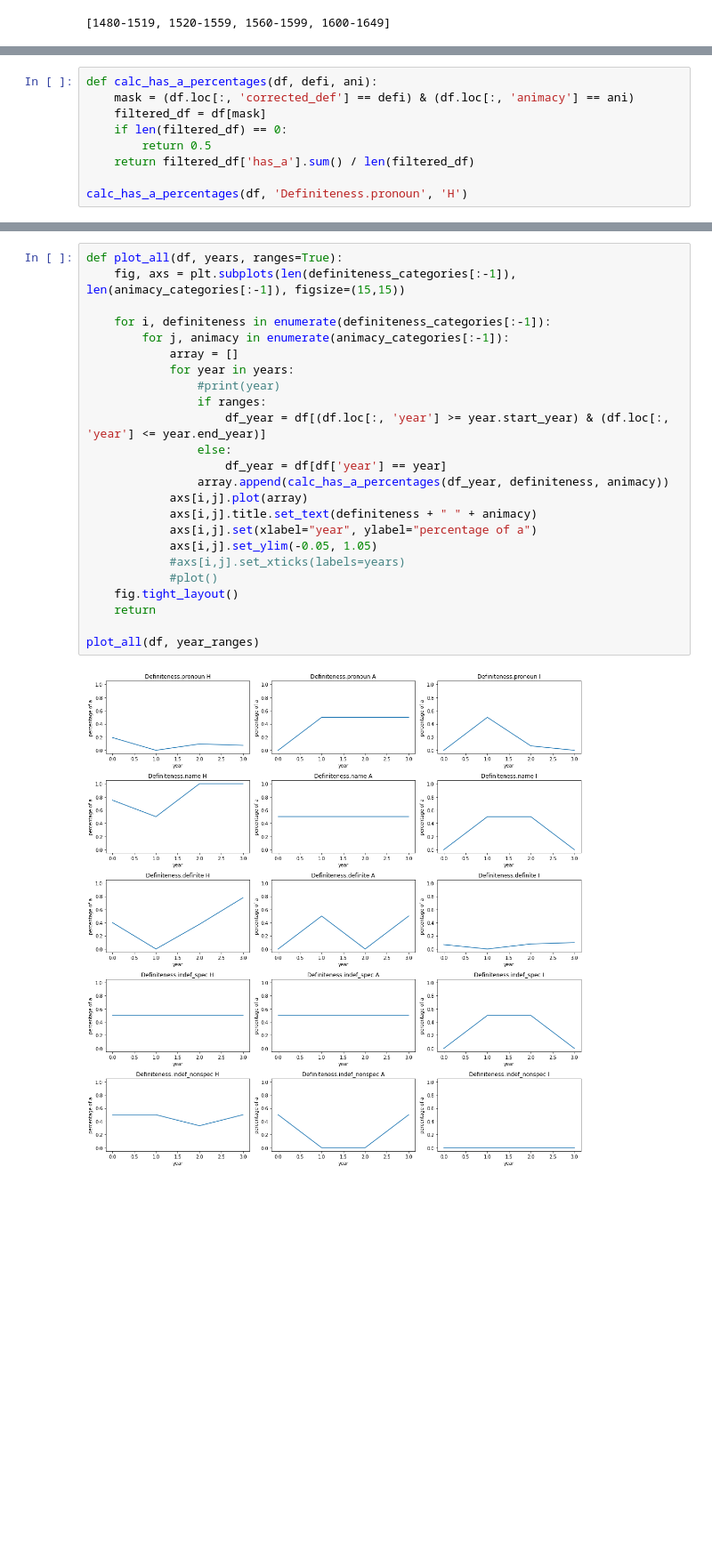
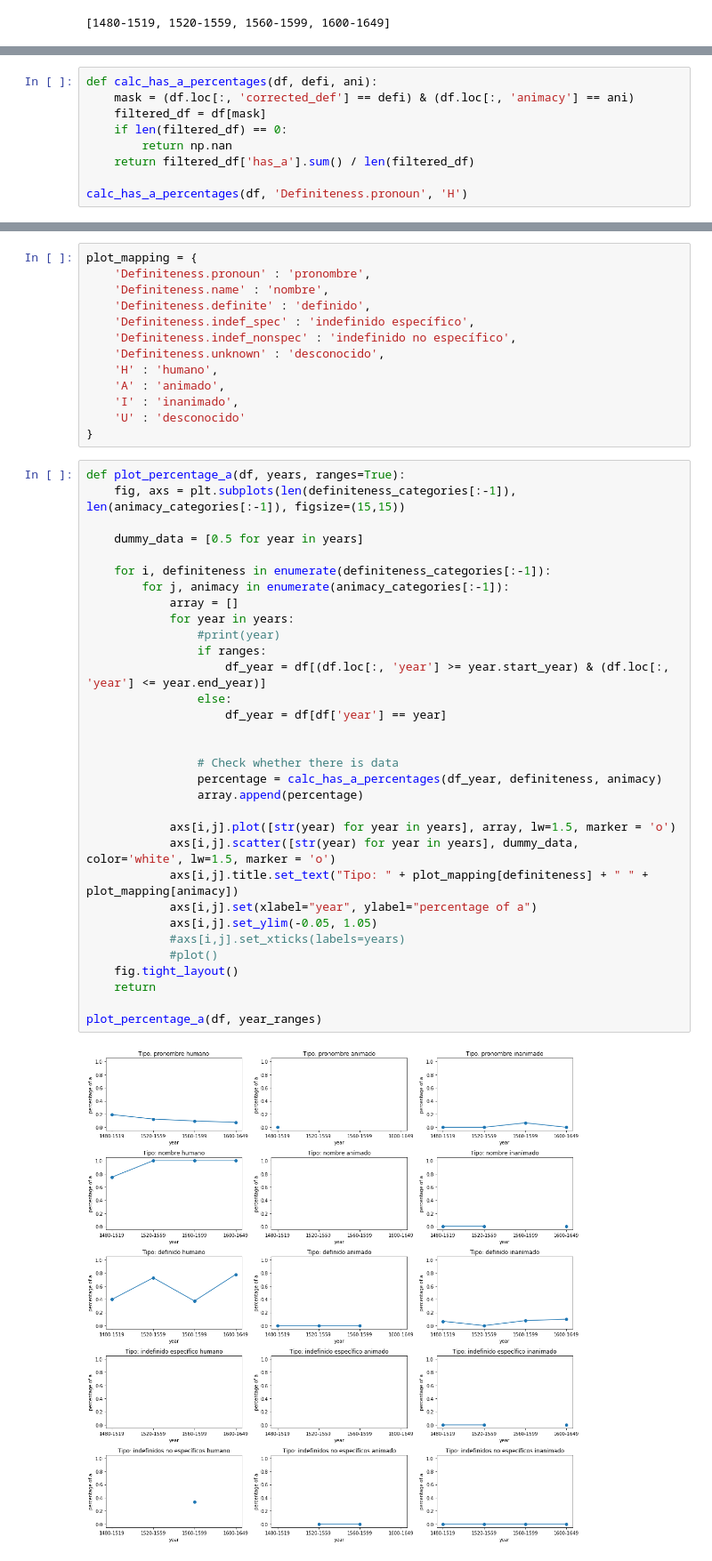
Before and after one commit to NienkeWessel/ThesisSpanish, a Jupyter notebook: ReadFiles.ipynb, the cells around one changed output, grey strips where cells are left out. Shown at 89% size. Drawn from its saved outputs; the diff is of its cells as text; blank space fills up the shorter version.

Commit message:
More plotting functionalities

```diff
--- a/ReadFiles.ipynb
+++ b/ReadFiles.ipynb
@@ -138,7 +142,7 @@ def calc_has_a_percentages(df, defi, ani):
     mask = (df.loc[:, 'corrected_def'] == defi) & (df.loc[:, 'animacy'] == ani)
     filtered_df = df[mask]
     if len(filtered_df) == 0:
-        return 0.5
+        return np.nan
     return filtered_df['has_a'].sum() / len(filtered_df)
 
 calc_has_a_percentages(df, 'Definiteness.pronoun', 'H')
@@ -147,26 +151,47 @@ calc_has_a_percentages(df, 'Definiteness.pronoun', 'H')
+# %%
+plot_mapping = {
+    'Definiteness.pronoun' : 'pronombre',
+    'Definiteness.name' : 'nombre',
+    'Definiteness.definite' : 'definido',
+    'Definiteness.indef_spec' : 'indefinido específico',
+    'Definiteness.indef_nonspec' : 'indefinido no específico',
+    'Definiteness.unknown' : 'desconocido',
+    'H' : 'humano',
+    'A' : 'animado',
+    'I' : 'inanimado',
+    'U' : 'desconocido'
+}
 # %%
-def plot_all(df, years, ranges=True):
+def plot_percentage_a(df, years, ranges=True):
     fig, axs = plt.subplots(len(definiteness_categories[:-1]), len(animacy_categories[:-1]), figsize=(15,15))
+
+    dummy_data = [0.5 for year in years]
 
     for i, definiteness in enumerate(definiteness_categories[:-1]):
         for j, animacy in enumerate(animacy_categories[:-1]):
             array = []
             for year in years:
                 #print(year)
                 if ranges:
                     df_year = df[(df.loc[:, 'year'] >= year.start_year) & (df.loc[:, 'year'] <= year.end_year)]
                 else:
                     df_year = df[df['year'] == year]
-                array.append(calc_has_a_percentages(df_year, definiteness, animacy))
-            axs[i,j].plot(array)
-            axs[i,j].title.set_text(definiteness + " " + animacy)
+
+
+                # Check whether there is data
+                percentage = calc_has_a_percentages(df_year, definiteness, animacy)
+                array.append(percentage)
+
+            axs[i,j].plot([str(year) for year in years], array, lw=1.5, marker = 'o')
+            axs[i,j].scatter([str(year) for year in years], dummy_data, color='white', lw=1.5, marker = 'o')
+            axs[i,j].title.set_text("Tipo: " + plot_mapping[definiteness] + " " + plot_mapping[animacy])
             axs[i,j].set(xlabel="year", ylabel="percentage of a")
             axs[i,j].set_ylim(-0.05, 1.05)
             #axs[i,j].set_xticks(labels=years)
             #plot()
     fig.tight_layout()
     return
 
-plot_all(df, year_ranges)
+plot_percentage_a(df, year_ranges)
 # %% [output]
-[figure, old version]
+[figure, new version]
```
Also changed, not shown: parts of 8 cells of this notebook.
